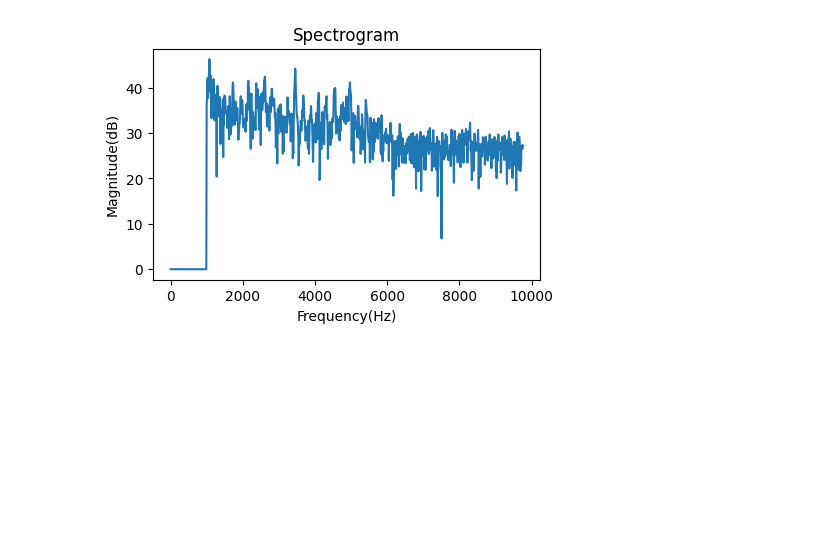
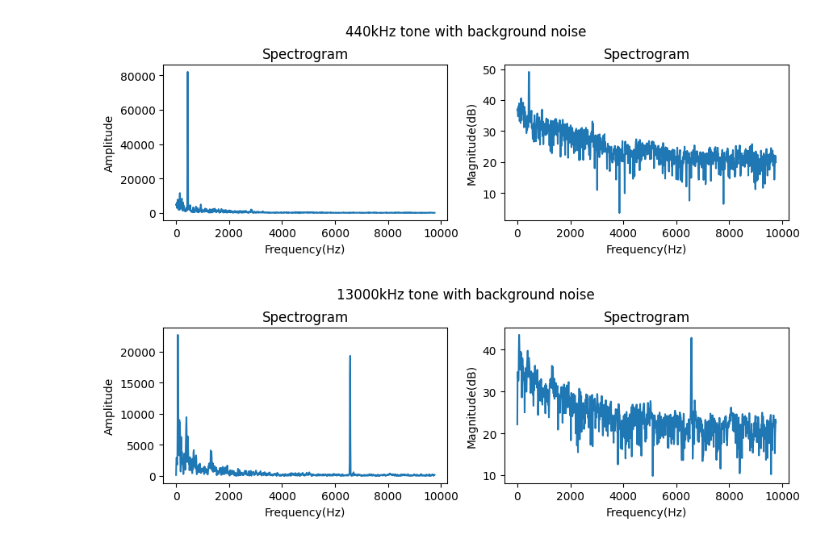
Before and after one commit to araobp/data-science, a Jupyter notebook: STM32/data/MEMSMIC_fs_20kHz.ipynb, the cells around one changed output. Cells and saved outputs as stored; diff of their text form; code cells hidden in the pictures; blank space fills up the shorter version.

```diff
--- a/STM32/data/MEMSMIC_fs_20kHz.ipynb
+++ b/STM32/data/MEMSMIC_fs_20kHz.ipynb
@@ -13,5 +13,6 @@ import pandas as pd
 
 %matplotlib inline
 # %%
-df = pd.read_csv("teraterm_MEMSMIC_20230917.log", delimiter='\t', skiprows=4)
-df
+df_440 = pd.read_csv("MEMSMIC_fs20kHz_AC_COUPLING_440Hz_20230918.log", delimiter='\t', skiprows=1)
+df_13000 = pd.read_csv("MEMSMIC_fs20kHz_AC_COUPLING_13000Hz_20230918.log", delimiter='\t', skiprows=1)
+df_off = pd.read_csv("MEMSMIC_fs20kHz_AC_COUPLING_OFF_20230918.log", delimiter='\t', skiprows=1)
@@ -32,7 +19,18 @@ df
 # %%
-fig, ax = plt.subplots(figsize=(5,3))
-ax.plot(df.Freq, df.Mag)
-ax.set_xlabel('Frequency(Hz)')
-ax.set_ylabel('Amplitude')
-ax.set_title('Spectrogram')
-plt.show()
+def plot_spectrogram(df, title, save_title):
+    fig, axes = plt.subplots(1, 2, figsize=(10,2.5))
+
+    ax = axes[0]
+    ax.plot(df.Freq, df.Mag)
+    ax.set_xlabel('Frequency(Hz)')
+    ax.set_ylabel('Amplitude')
+    ax.set_title('Spectrogram')
+
+    ax = axes[1]
+    ax.plot(df.Freq, df['Mag(dB)'])
+    ax.set_xlabel('Frequency(Hz)')
+    ax.set_ylabel('Magnitude(dB)')
+    ax.set_title('Spectrogram')
+
+    fig.suptitle(title, y=1.08)
+    plt.show()
@@ -41,9 +37,4 @@ plt.show()
 # %%
-fig, ax = plt.subplots(figsize=(5,3))
-ax.plot(df.Freq, df['Mag(dB)'])
-ax.set_xlabel('Frequency(Hz)')
-ax.set_ylabel('Magnitude(dB)')
-ax.set_title('Spectrogram')
-plt.show()
+plot_spectrogram(df_440, '440kHz tone with background noise')
 # %% [output]
-[figure, old version]
+[figure, new version]
@@ -51,0 +41,5 @@ fig.savefig('../doc/spectrogram_room.png',  bbox_inches='tight')
+# %%
+# Note that aliasing is observed in the following chart
+plot_spectrogram(df_13000, '13000kHz tone with background noise')
+# %% [output]
+[figure, added]
```
Also changed, not shown: parts of 5 cells of this notebook, 11 other files.
